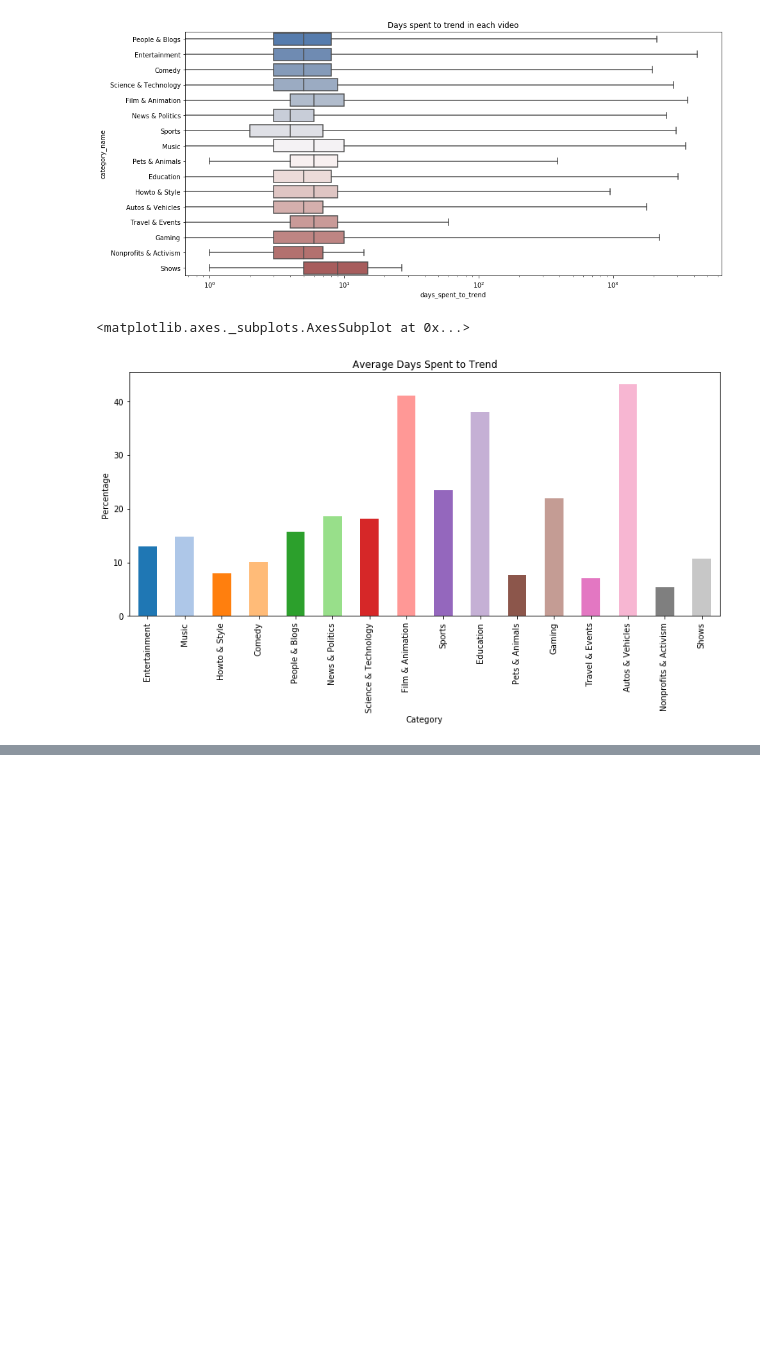
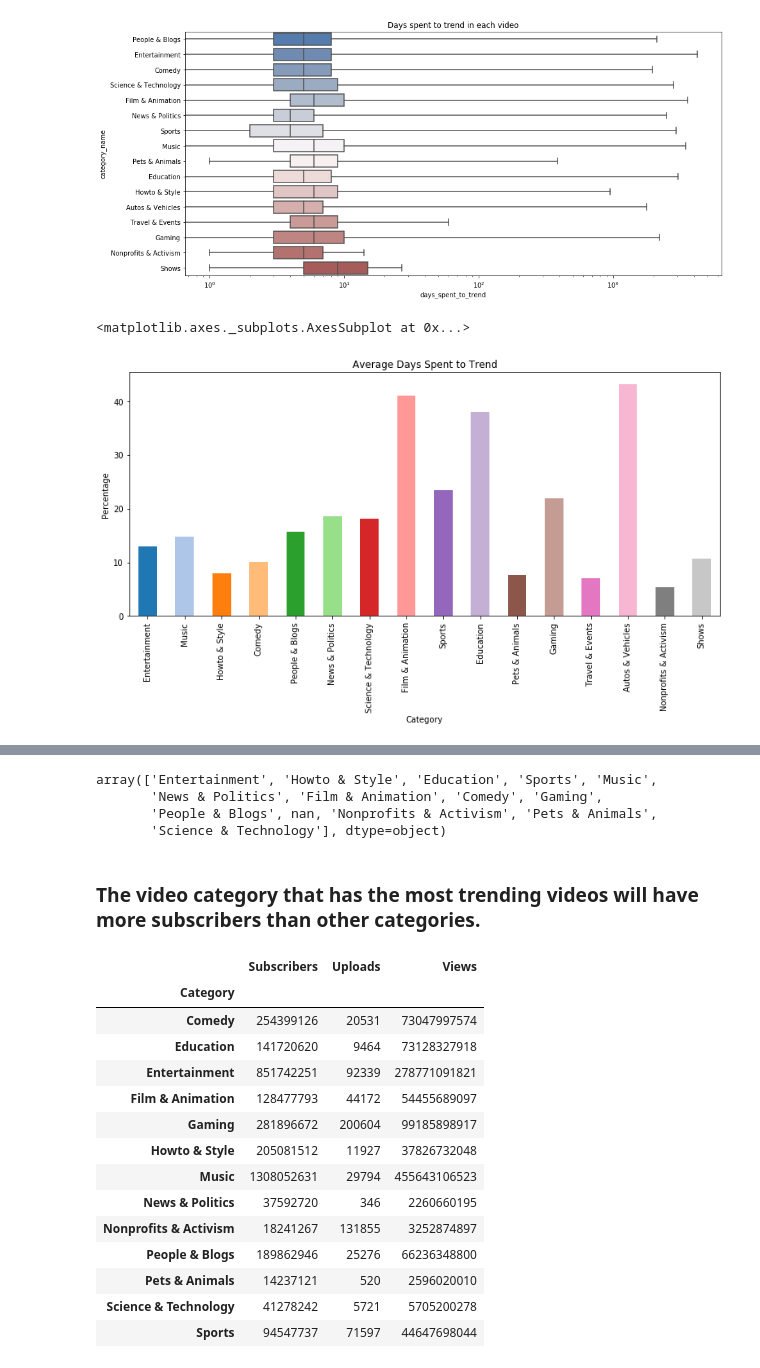
Before and after one commit to gillian850413/Final_Project, a Jupyter notebook: IS590PR_Final_Project_Part2.ipynb, the cells around one changed output, grey strips where cells are left out. Saved outputs shown, nothing was run; the diff lists cells and outputs as text; code cells hidden in the pictures; blank space fills up the shorter version.

```diff
--- a/IS590PR_Final_Project_Part2.ipynb
+++ b/IS590PR_Final_Project_Part2.ipynb
@@ -358,0 +386,31 @@ top250_subs.head()
+# %%
+# change the category name to the same as trending videos dataset
+top250_subs = top250_subs.replace(catname_dict)
+top250_subs['Category'].unique()
+# %% [output]
+array(['Entertainment', 'Howto & Style', 'Education', 'Sports', 'Music',
+       'News & Politics', 'Film & Animation', 'Comedy', 'Gaming',
+       'People & Blogs', nan, 'Nonprofits & Activism', 'Pets & Animals',
+       'Science & Technology'], dtype=object)
+# %% [markdown]
+### The video category that has the most trending videos will have more subscribers than other categories.
+# %%
+top250_pi = pd.pivot_table(top250_subs, values=['Uploads', 'Subscribers', 'Views'],
+                             index=['Category'], aggfunc=np.sum)
+top250_pi
+# %% [output]
+|  | Subscribers | Uploads | Views |
+| Category |  |  |  |
+| Comedy | 254399126 | 20531 | 73047997574 |
+| Education | 141720620 | 9464 | 73128327918 |
+| Entertainment | 851742251 | 92339 | 278771091821 |
+| Film & Animation | 128477793 | 44172 | 54455689097 |
+| Gaming | 281896672 | 200604 | 99185898917 |
+| Howto & Style | 205081512 | 11927 | 37826732048 |
+| Music | 1308052631 | 29794 | 455643106523 |
+| News & Politics | 37592720 | 346 | 2260660195 |
+| Nonprofits & Activism | 18241267 | 131855 | 3252874897 |
+| People & Blogs | 189862946 | 25276 | 66236348800 |
+| Pets & Animals | 14237121 | 520 | 2596020010 |
+| Science & Technology | 41278242 | 5721 | 5705200278 |
+| Sports | 94547737 | 71597 | 44647698044 |
```
Also changed, not shown: parts of 15 cells of this notebook.
